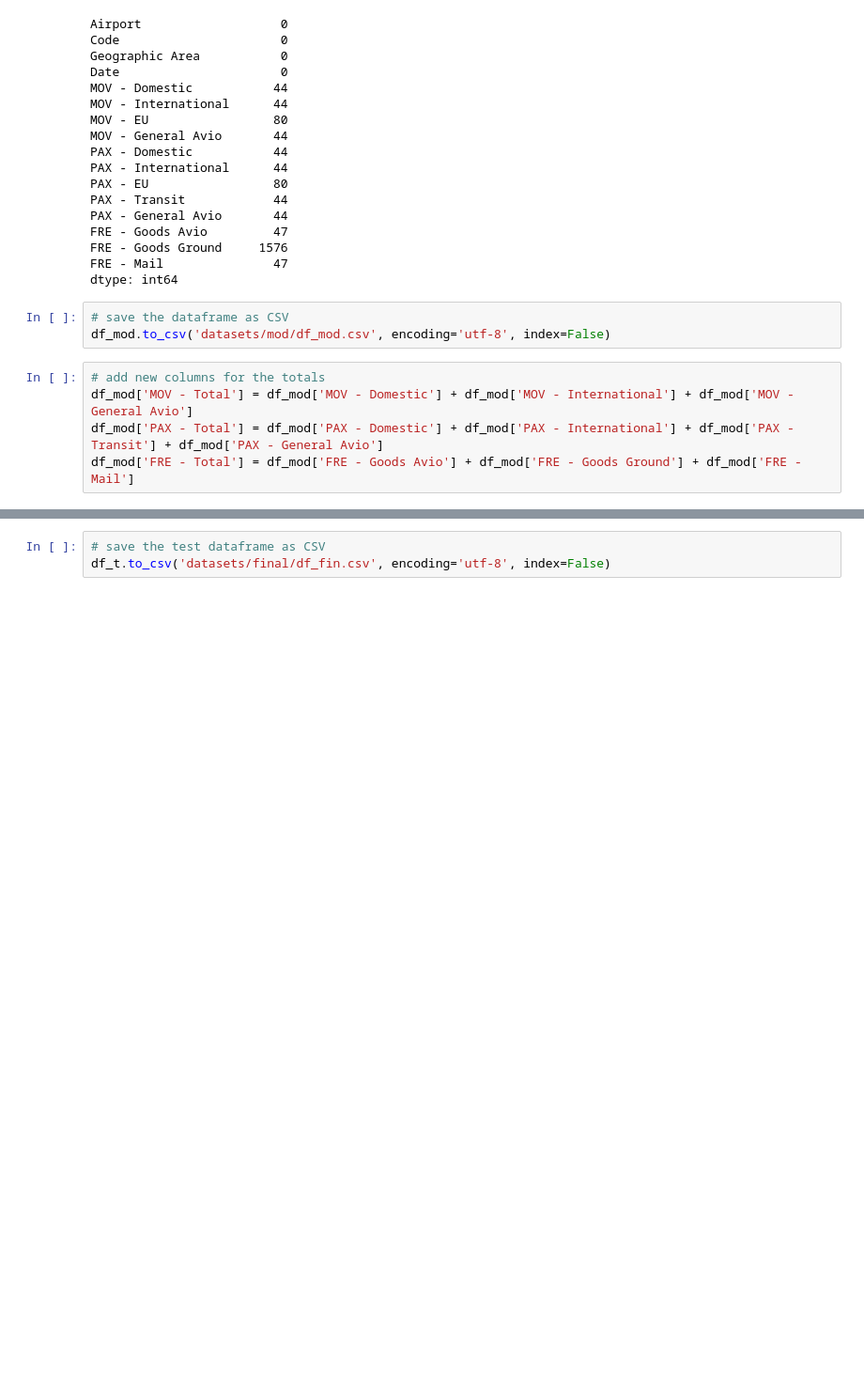
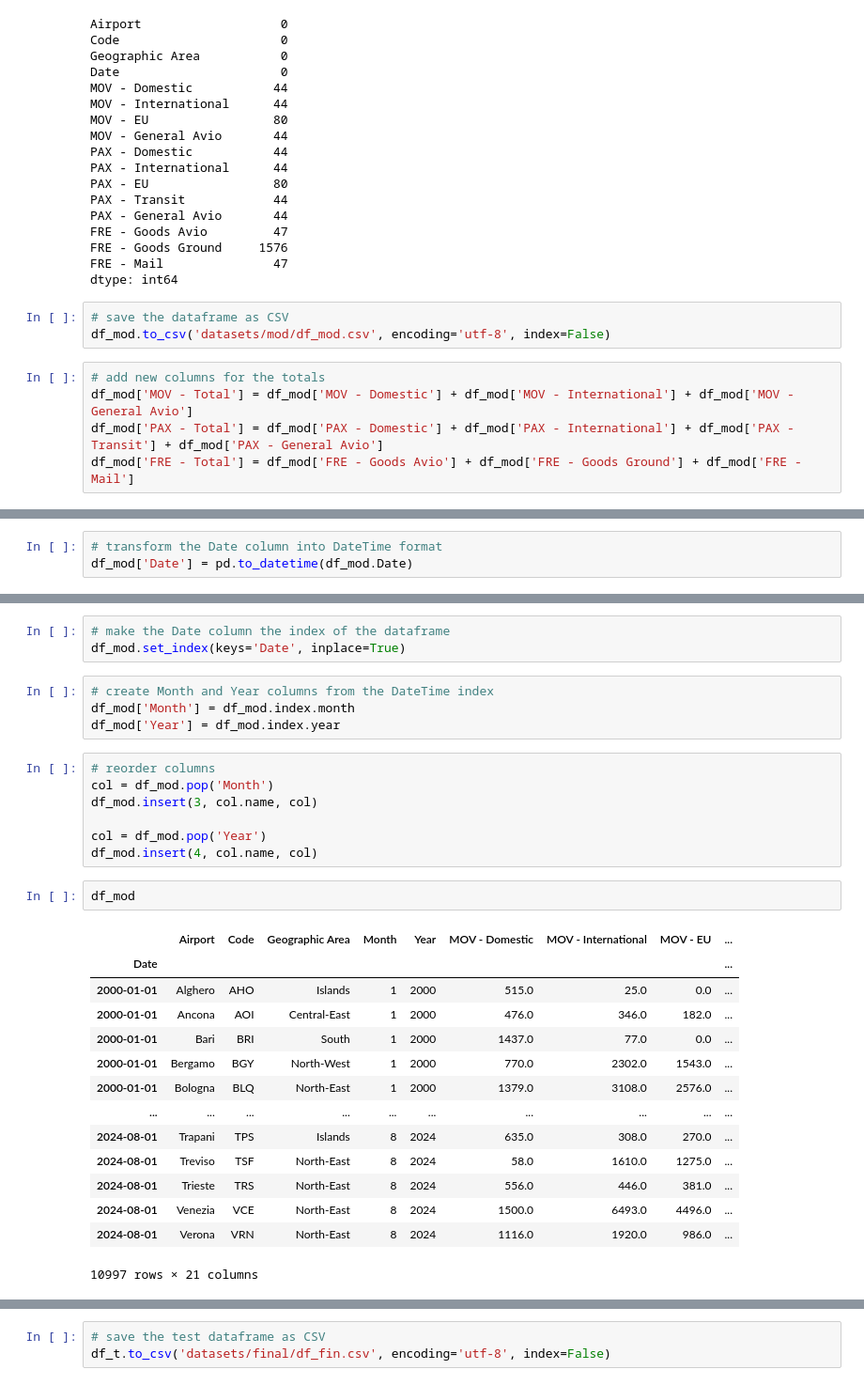
Before and after one commit to fedfioravanti/Italian_Airports, a Jupyter notebook: ItalyAirports_01_collection_prep.ipynb, the cells around one changed output, grey strips where cells are left out. Shown at 94% size. Drawn from its saved outputs; the diff is of its cells as text; blank space fills up the shorter version.

```diff
--- a/ItalyAirports_01_collection_prep.ipynb
+++ b/ItalyAirports_01_collection_prep.ipynb
@@ -878,0 +911,3 @@ df_mod['FRE - Total'] = df_mod['FRE - Goods Avio'] + df_mod['FRE - Goods Ground'
+# %%
+# transform the Date column into DateTime format
+df_mod['Date'] = pd.to_datetime(df_mod.Date)
@@ -878,0 +934,31 @@ df_mod['FRE - Total'] = df_mod['FRE - Goods Avio'] + df_mod['FRE - Goods Ground'
+# %%
+# make the Date column the index of the dataframe
+df_mod.set_index(keys='Date', inplace=True)
+# %%
+# create Month and Year columns from the DateTime index
+df_mod['Month'] = df_mod.index.month
+df_mod['Year'] = df_mod.index.year
+# %%
+# reorder columns
+col = df_mod.pop('Month')
+df_mod.insert(3, col.name, col)
+
+col = df_mod.pop('Year')
+df_mod.insert(4, col.name, col)
+# %%
+df_mod
+# %% [output]
+|  | Airport | Code | Geographic Area | Month | Year | MOV - Domestic | MOV - International | MOV - EU | ... |
+| Date |  |  |  |  |  |  |  |  | ... |
+| 2000-01-01 | Alghero | AHO | Islands | 1 | 2000 | 515.0 | 25.0 | 0.0 | ... |
+| 2000-01-01 | Ancona | AOI | Central-East | 1 | 2000 | 476.0 | 346.0 | 182.0 | ... |
+| 2000-01-01 | Bari | BRI | South | 1 | 2000 | 1437.0 | 77.0 | 0.0 | ... |
+| 2000-01-01 | Bergamo | BGY | North-West | 1 | 2000 | 770.0 | 2302.0 | 1543.0 | ... |
+| 2000-01-01 | Bologna | BLQ | North-East | 1 | 2000 | 1379.0 | 3108.0 | 2576.0 | ... |
+| ... | ... | ... | ... | ... | ... | ... | ... | ... | ... |
+| 2024-08-01 | Trapani | TPS | Islands | 8 | 2024 | 635.0 | 308.0 | 270.0 | ... |
+| 2024-08-01 | Treviso | TSF | North-East | 8 | 2024 | 58.0 | 1610.0 | 1275.0 | ... |
+| 2024-08-01 | Trieste | TRS | North-East | 8 | 2024 | 556.0 | 446.0 | 381.0 | ... |
+| 2024-08-01 | Venezia | VCE | North-East | 8 | 2024 | 1500.0 | 6493.0 | 4496.0 | ... |
+| 2024-08-01 | Verona | VRN | North-East | 8 | 2024 | 1116.0 | 1920.0 | 986.0 | ... |
+10997 rows × 21 columns
```
Also changed, not shown: parts of 10 cells of this notebook.
